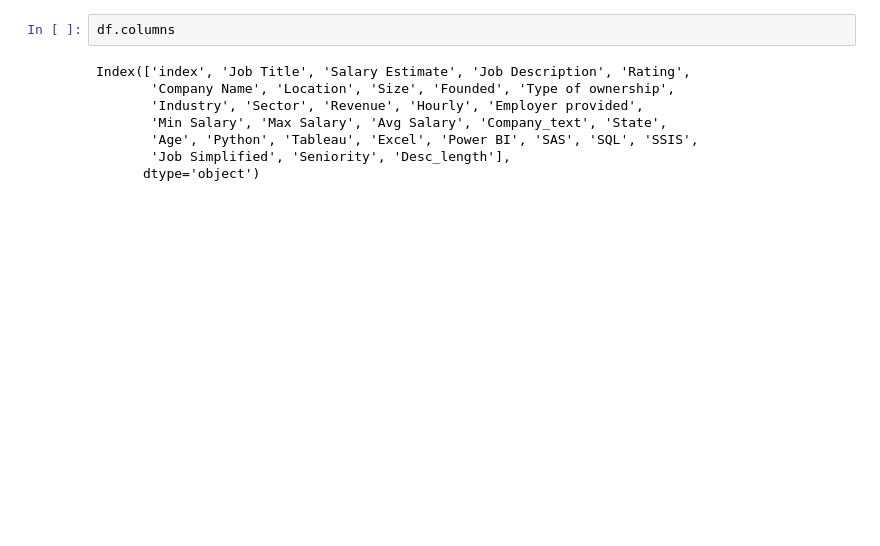
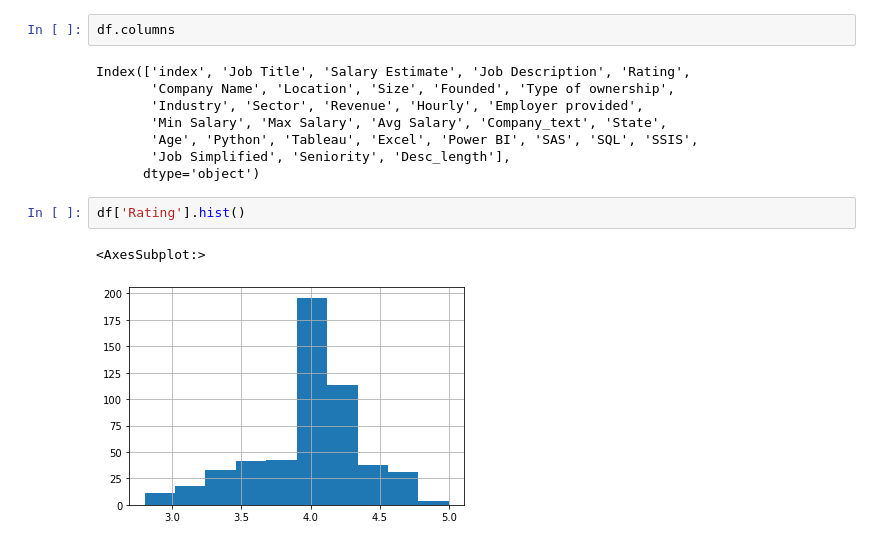
Before and after one commit to NadirBcn/DA_salary_project, a Jupyter notebook: data_visualisation.ipynb, the cells around one changed output. Cells and saved outputs as stored; diff of their text form; blank space fills up the shorter version.

```diff
--- a/data_visualisation.ipynb
+++ b/data_visualisation.ipynb
@@ -116,3 +116,8 @@ Index(['index', 'Job Title', 'Salary Estimate', 'Job Description', 'Rating',
        'Age', 'Python', 'Tableau', 'Excel', 'Power BI', 'SAS', 'SQL', 'SSIS',
        'Job Simplified', 'Seniority', 'Desc_length'],
       dtype='object')
+# %%
+df['Rating'].hist()
+# %% [output]
+<AxesSubplot:>
+[figure, added]
```
Also changed, not shown: parts of 11 cells of this notebook.
